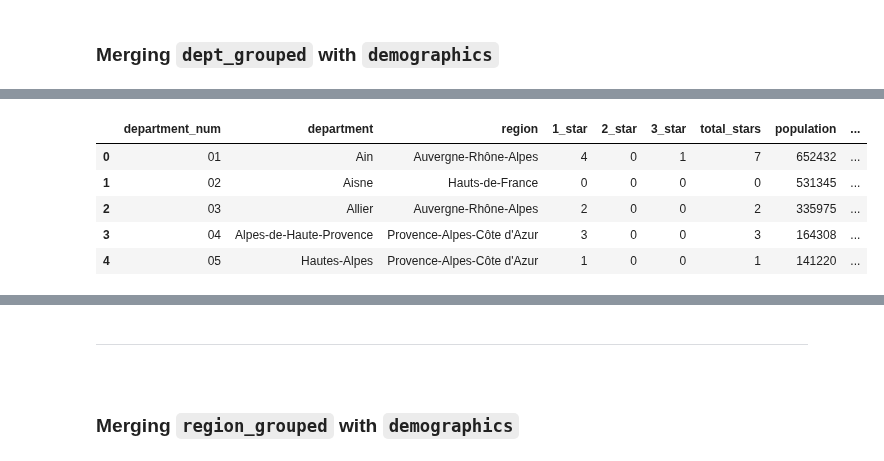
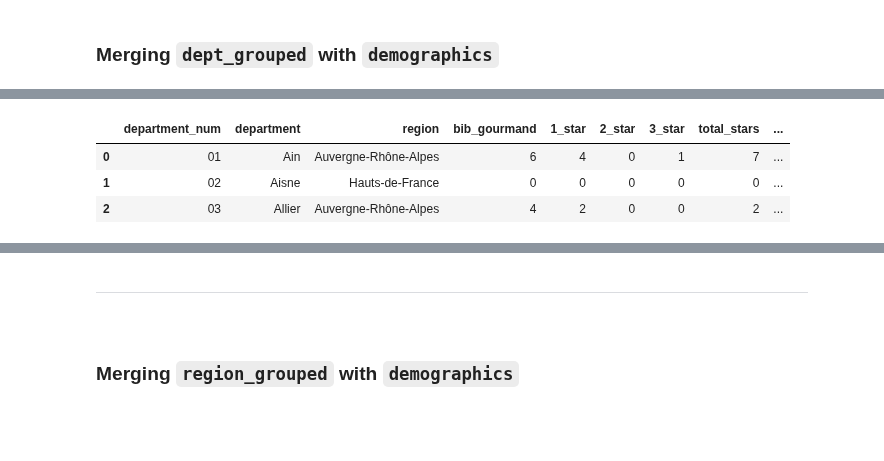
Before and after one commit to pineapple-bois/Michelin_Rated_Restaurants, a Jupyter notebook: Notebooks/France/France_Processing.ipynb, the cells around one changed output, grey strips where cells are left out. Saved outputs shown, nothing was run; the diff lists cells and outputs as text; code cells hidden in the pictures; blank space fills up the shorter version.

```diff
--- a/Notebooks/France/France.ipynb
+++ b/Notebooks/France/France_Processing.ipynb
@@ -618,0 +590,10 @@ Therefore, we will write them to `dept_grouped` with zero values
+# %%
+# Missing departments in `dept_grouped`
+missing_dept_dict = {'Deux-Sèvres': '79', 'Nièvre': '58', 'Aisne': '02', 'Tarn-et-Garonne': '82'}
+
+for dept in missing_dept_dict:
+    dept_data = pd.Series({'department_num': missing_dept_dict[dept],
+                           'department': dept,'bib_gourmand': 0, '1_star': 0, '2_star': 0, '3_star': 0,
+                           'total_stars': 0, 'total_restaurants': 0})
+
+    dept_grouped = pd.concat([dept_grouped, pd.DataFrame([dept_data])], ignore_index=True)
@@ -624,8 +613,0 @@ Appending missing departments to `dept_grouped`
-# %%
-# Missing departments in `dept_grouped`
-missing_dept_dict = {'Deux-Sèvres': '79', 'Nièvre': '58', 'Aisne': '02', 'Tarn-et-Garonne': '82'}
-
-for dept in missing_dept_dict:
-    dept_data = pd.Series({'department_num': missing_dept_dict[dept],
-                           'department': dept, '1_star': 0, '2_star': 0, '3_star': 0, 'total_stars': 0})
-    dept_grouped = pd.concat([dept_grouped, pd.DataFrame([dept_data])], ignore_index=True)
@@ -634,12 +613,0 @@ We combine the two Corsican departments in `demographics`
-# %%
-corse_data = demographics[(demographics['department'] == 'Haute-Corse') |
-                          (demographics['department'] == 'Corse-du-Sud')].sum(numeric_only=True)
-
-corse_data['department_num'] = '20'
-corse_data['department'] = 'Corse'
-corse_data['region'] = 'Corse'
-
-demographics = pd.concat([demographics, pd.DataFrame(corse_data).T], ignore_index=True)
-# We drop 'Haute-Corse' and 'Corse-du-Sud' from demographics
-demographics = demographics[(demographics['department'] != 'Haute-Corse')
-                            & (demographics['department'] != 'Corse-du-Sud')]
@@ -670,17 +630,15 @@ departmental_data = departmental_data.drop('department_y', axis=1)
 departmental_data = departmental_data.rename(columns={'department_x': 'department'})
 
 # Order columns
-departmental_data = departmental_data[['department_num', 'department', 'region', '1_star', '2_star', '3_star',
-                                       'total_stars','population', 'population_density(pop/area)', 'area(sq_km)']]
+departmental_data = departmental_data[['department_num', 'department', 'region', 'bib_gourmand', '1_star', '2_star', '3_star',
+                                       'total_stars', 'total_restaurants', 'population', 'population_density(pop/area)', 'area(sq_km)']]
 # %%
-departmental_data.head()
+departmental_data.head(3)
 # %% [output]
-|  | department_num | department | region | 1_star | 2_star | 3_star | total_stars | population | ... |
-| 0 | 01 | Ain | Auvergne-Rhône-Alpes | 4 | 0 | 1 | 7 | 652432 | ... |
-| 1 | 02 | Aisne | Hauts-de-France | 0 | 0 | 0 | 0 | 531345 | ... |
-| 2 | 03 | Allier | Auvergne-Rhône-Alpes | 2 | 0 | 0 | 2 | 335975 | ... |
-| 3 | 04 | Alpes-de-Haute-Provence | Provence-Alpes-Côte d'Azur | 3 | 0 | 0 | 3 | 164308 | ... |
-| 4 | 05 | Hautes-Alpes | Provence-Alpes-Côte d'Azur | 1 | 0 | 0 | 1 | 141220 | ... |
+|  | department_num | department | region | bib_gourmand | 1_star | 2_star | 3_star | total_stars | ... |
+| 0 | 01 | Ain | Auvergne-Rhône-Alpes | 6 | 4 | 0 | 1 | 7 | ... |
+| 1 | 02 | Aisne | Hauts-de-France | 0 | 0 | 0 | 0 | 0 | ... |
+| 2 | 03 | Allier | Auvergne-Rhône-Alpes | 4 | 2 | 0 | 0 | 2 | ... |
 # %%
 departmental_data.shape
 # %% [output]
```
Also changed, not shown: parts of 92 cells of this notebook.
